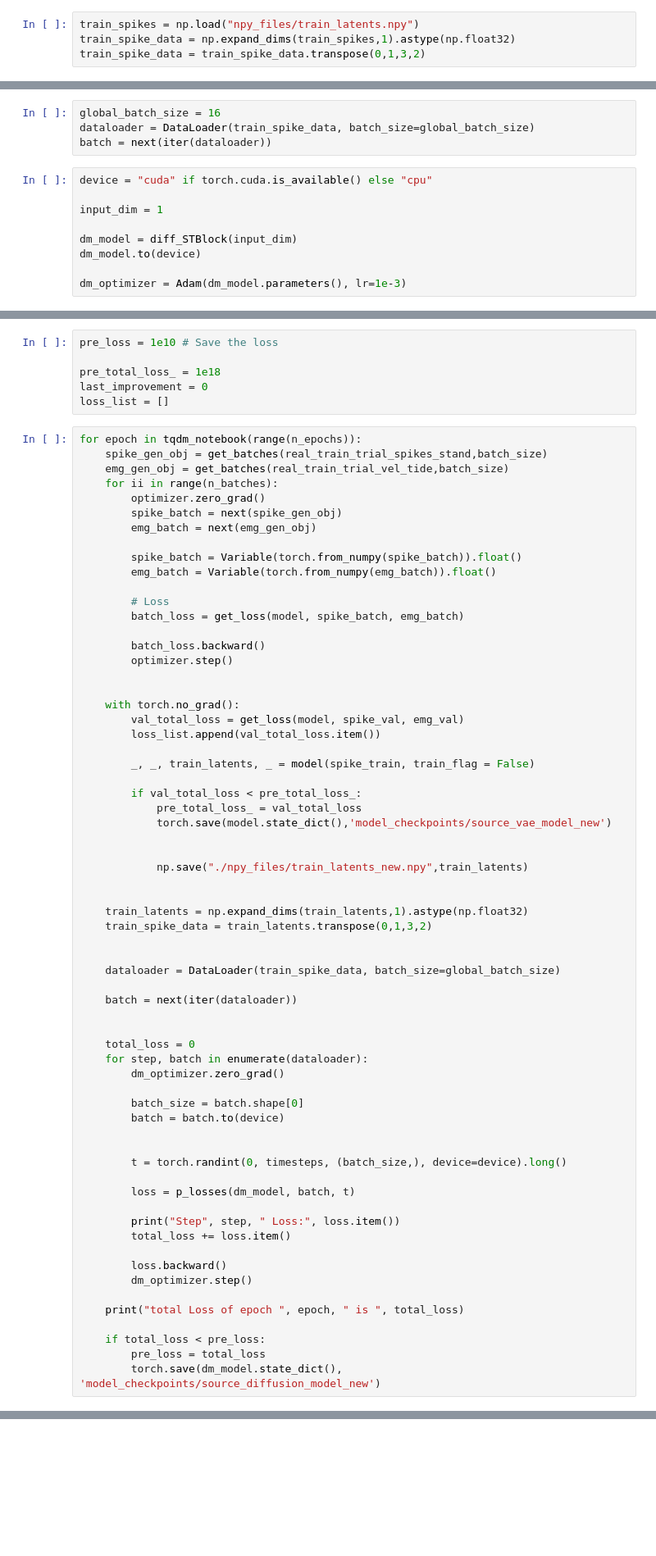
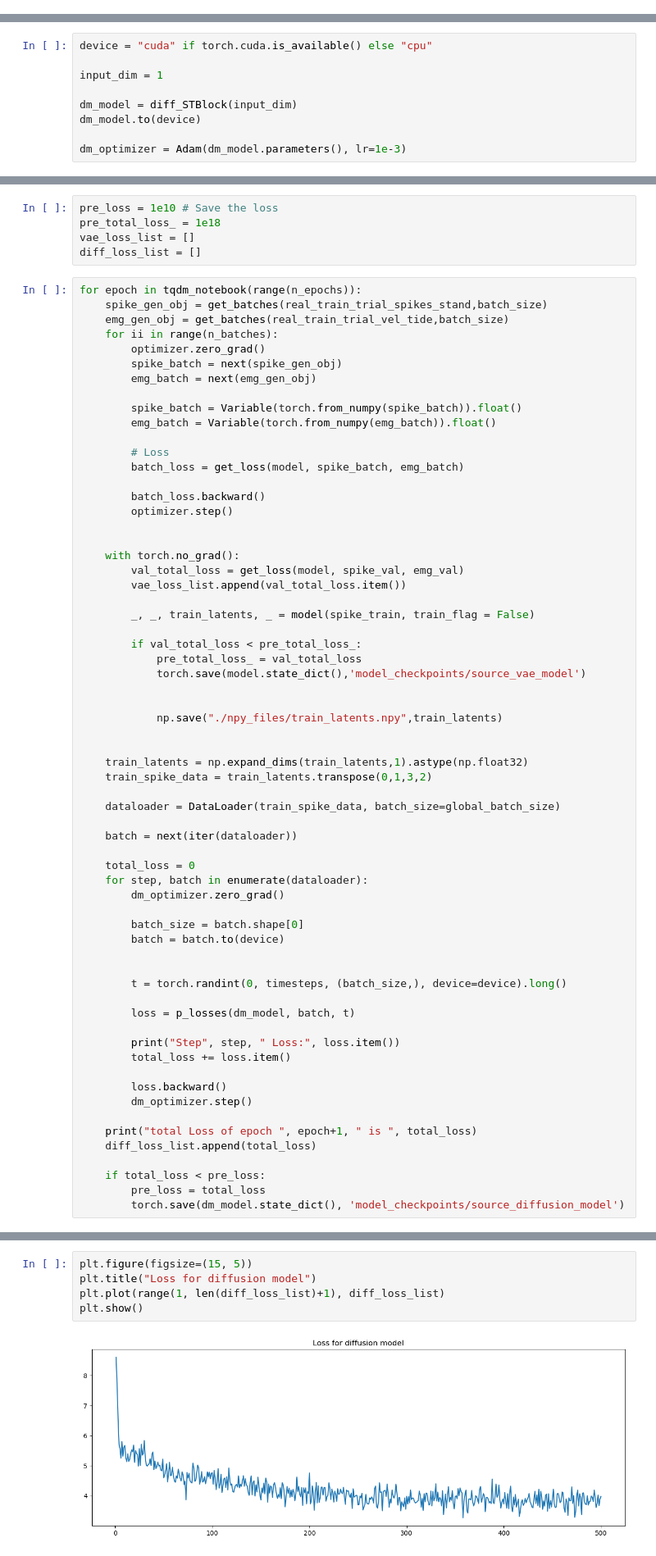
Before and after one commit to YueChen0628/ERDiff, a Jupyter notebook: ERDiff.ipynb, the cells around one changed output, grey strips where cells are left out. Shown at 82% size. Saved outputs shown, nothing was run; the diff lists cells and outputs as text; blank space fills up the shorter version.

```diff
--- a/ERDiff.ipynb
+++ b/ERDiff.ipynb
@@ -185,4 +185,0 @@ posterior_variance = betas * (1. - alphas_cumprod_prev) / (1. - alphas_cumprod)
-# %%
-train_spikes = np.load("npy_files/train_latents.npy")
-train_spike_data = np.expand_dims(train_spikes,1).astype(np.float32)
-train_spike_data = train_spike_data.transpose(0,1,3,2)
@@ -202,7 +186,3 @@ emg_val = Variable(torch.from_numpy(val_trial_vel_tide)).float()
-# %%
-global_batch_size = 16
-dataloader = DataLoader(train_spike_data, batch_size=global_batch_size)
-batch = next(iter(dataloader))
 # %%
 device = "cuda" if torch.cuda.is_available() else "cpu"
 
@@ -215,9 +197,8 @@ dm_optimizer = Adam(dm_model.parameters(), lr=1e-3)
 # %%
 pre_loss = 1e10 # Save the loss
-
 pre_total_loss_ = 1e18
-last_improvement = 0
-loss_list = []
+vae_loss_list = []
+diff_loss_list = []
 # %%
 for epoch in tqdm_notebook(range(n_epochs)):
     spike_gen_obj = get_batches(real_train_trial_spikes_stand,batch_size)
@@ -239,26 +220,24 @@ for epoch in tqdm_notebook(range(n_epochs)):
 
     with torch.no_grad():
         val_total_loss = get_loss(model, spike_val, emg_val)
-        loss_list.append(val_total_loss.item())
+        vae_loss_list.append(val_total_loss.item())
 
         _, _, train_latents, _ = model(spike_train, train_flag = False)
 
         if val_total_loss < pre_total_loss_:
             pre_total_loss_ = val_total_loss
-            torch.save(model.state_dict(),'model_checkpoints/source_vae_model_new')
+            torch.save(model.state_dict(),'model_checkpoints/source_vae_model')
 
 
-            np.save("./npy_files/train_latents_new.npy",train_latents)
+            np.save("./npy_files/train_latents.npy",train_latents)
 
 
     train_latents = np.expand_dims(train_latents,1).astype(np.float32)
     train_spike_data = train_latents.transpose(0,1,3,2)
 
-
     dataloader = DataLoader(train_spike_data, batch_size=global_batch_size)
 
     batch = next(iter(dataloader))
-
 
     total_loss = 0
     for step, batch in enumerate(dataloader):
@@ -278,11 +257,12 @@ for epoch in tqdm_notebook(range(n_epochs)):
         loss.backward()
         dm_optimizer.step()
 
-    print("total Loss of epoch ", epoch, " is ", total_loss)
+    print("total Loss of epoch ", epoch+1, " is ", total_loss)
+    diff_loss_list.append(total_loss)
 
     if total_loss < pre_loss:
         pre_loss = total_loss
-        torch.save(dm_model.state_dict(), 'model_checkpoints/source_diffusion_model_new')
+        torch.save(dm_model.state_dict(), 'model_checkpoints/source_diffusion_model')
 # %% [output]
 Please use `tqdm.notebook.tqdm` instead of `tqdm.tqdm_notebook`
   for epoch in tqdm_notebook(range(n_epochs)):
@@ -305,0 +288,7 @@ total Loss of epoch  499  is  3.973136842250824
+# %%
+plt.figure(figsize=(15, 5))
+plt.title("Loss for diffusion model")
+plt.plot(range(1, len(diff_loss_list)+1), diff_loss_list)
+plt.show()
+# %% [output]
+[figure, added]
```
Also changed, not shown: parts of 53 cells of this notebook, 15 other files.
